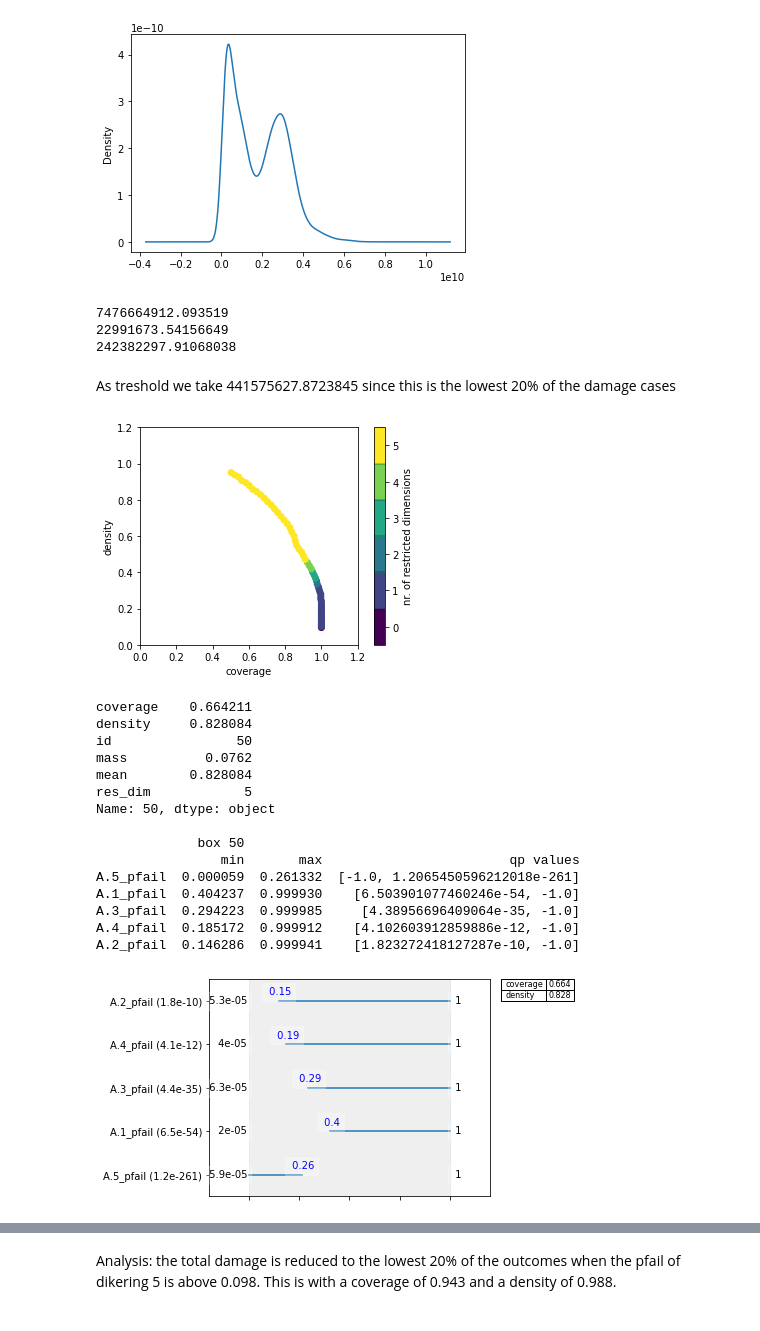
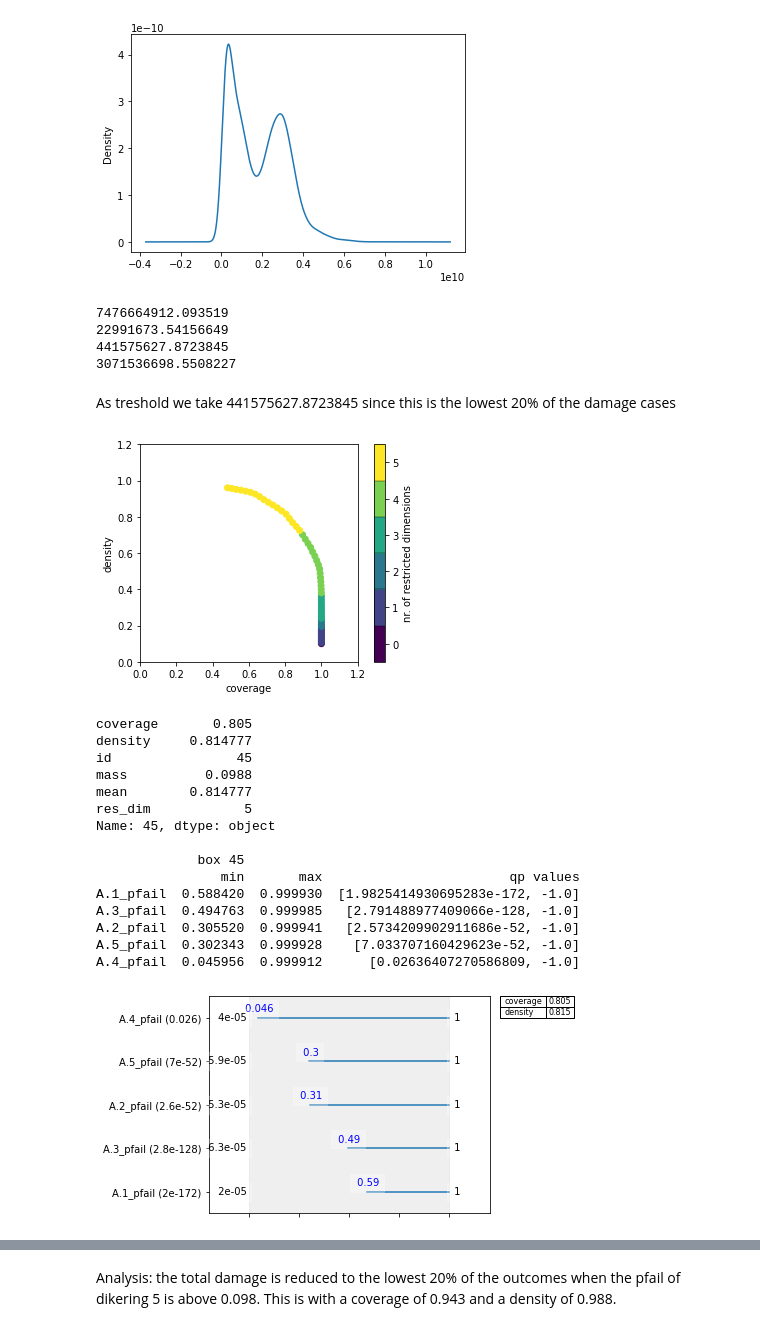
Before and after one commit to ArieTieszoon/ModelBasedDecisionMaking_G18, a Jupyter notebook: Give files/Prim_and_dimensional_stacking_basecase.ipynb, the cells around one changed output, grey strips where cells are left out. Saved outputs shown, nothing was run; the diff lists cells and outputs as text; code cells hidden in the pictures.

```diff
--- a/Give files/Prim_and_dimensional_stacking_basecase.ipynb
+++ b/Give files/Prim_and_dimensional_stacking_basecase.ipynb
@@ -245,17 +245,19 @@ data = outcomes_total_dikerings_load_DF['Expected Total Damage']
 print(data.max())
 print(data.min())
 print(data.quantile(.2))
+print(data.quantile(.8))
 # %% [output]
 7476664912.093519
 22991673.54156649
-242382297.91068038
+441575627.8723845
+3071536698.5508227
 # %% [markdown]
 As treshold we take 441575627.8723845 since this is the lowest 20% of the damage cases
 # %%
-data = outcomes_total_dikerings_load_DF['A.5_Expected Total Damage']
+data = outcomes_total_dikerings_load_DF['Expected Total Damage']
 
-y = data < 441575627.8723845
-#y = data > 242382297.91068038
+y = data < 242382297.91068038
+y1 = data > 3071536698.5508227
 prim_alg_damage = prim.Prim(experiments,y, threshold=0.8)
 
 box_damage = prim_alg_damage.find_box()
@@ -263,27 +265,27 @@ box_damage = prim_alg_damage.find_box()
 box_damage.show_tradeoff()
 plt.show()
 # %% [output]
-[figure, old version]
+[figure, new version]
 # %%
-box_damage.inspect(2)
+box_damage.inspect(45)
 # %% [output]
-coverage    0.664211
-density     0.828084
-id                50
-mass          0.0762
-mean        0.828084
+coverage       0.805
+density     0.814777
+id                45
+mass          0.0988
+mean        0.814777
 res_dim            5
-Name: 50, dtype: object
+Name: 45, dtype: object
 
-             box 50
+             box 45
                 min       max                        qp values
-A.5_pfail  0.000059  0.261332  [-1.0, 1.2065450596212018e-261]
-A.1_pfail  0.404237  0.999930    [6.503901077460246e-54, -1.0]
-A.3_pfail  0.294223  0.999985     [4.38956696409064e-35, -1.0]
-A.4_pfail  0.185172  0.999912    [4.102603912859886e-12, -1.0]
-A.2_pfail  0.146286  0.999941    [1.823272418127287e-10, -1.0]
+A.1_pfail  0.588420  0.999930  [1.9825414930695283e-172, -1.0]
+A.3_pfail  0.494763  0.999985   [2.791488977409066e-128, -1.0]
+A.2_pfail  0.305520  0.999941   [2.5734209902911686e-52, -1.0]
+A.5_pfail  0.302343  0.999928    [7.033707160429623e-52, -1.0]
+A.4_pfail  0.045956  0.999912      [0.02636407270586809, -1.0]
 # %%
-box_damage.inspect(2,style='graph')
+box_damage.inspect(45,style='graph')
 plt.show()
 # %% [output]
-[figure, old version]
+[figure, new version]
```
Also changed, not shown: parts of 2 cells of this notebook, 1 other file.
